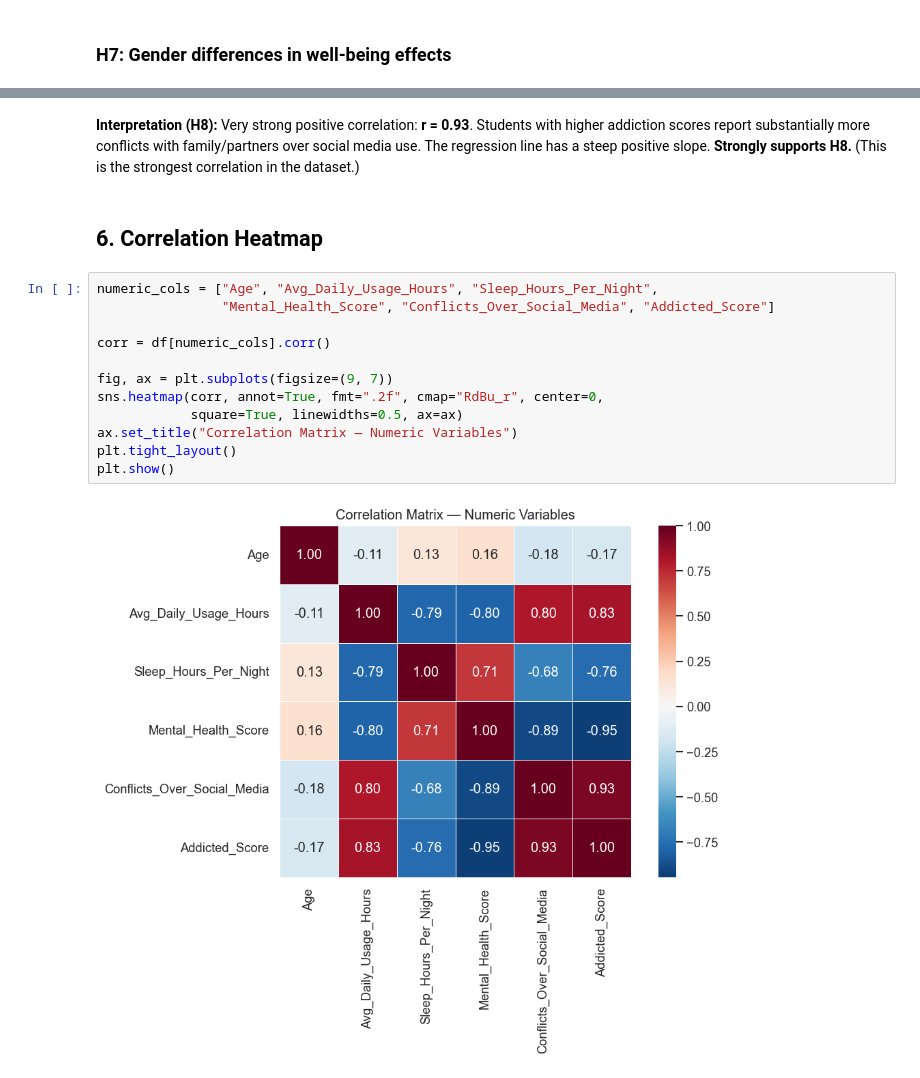
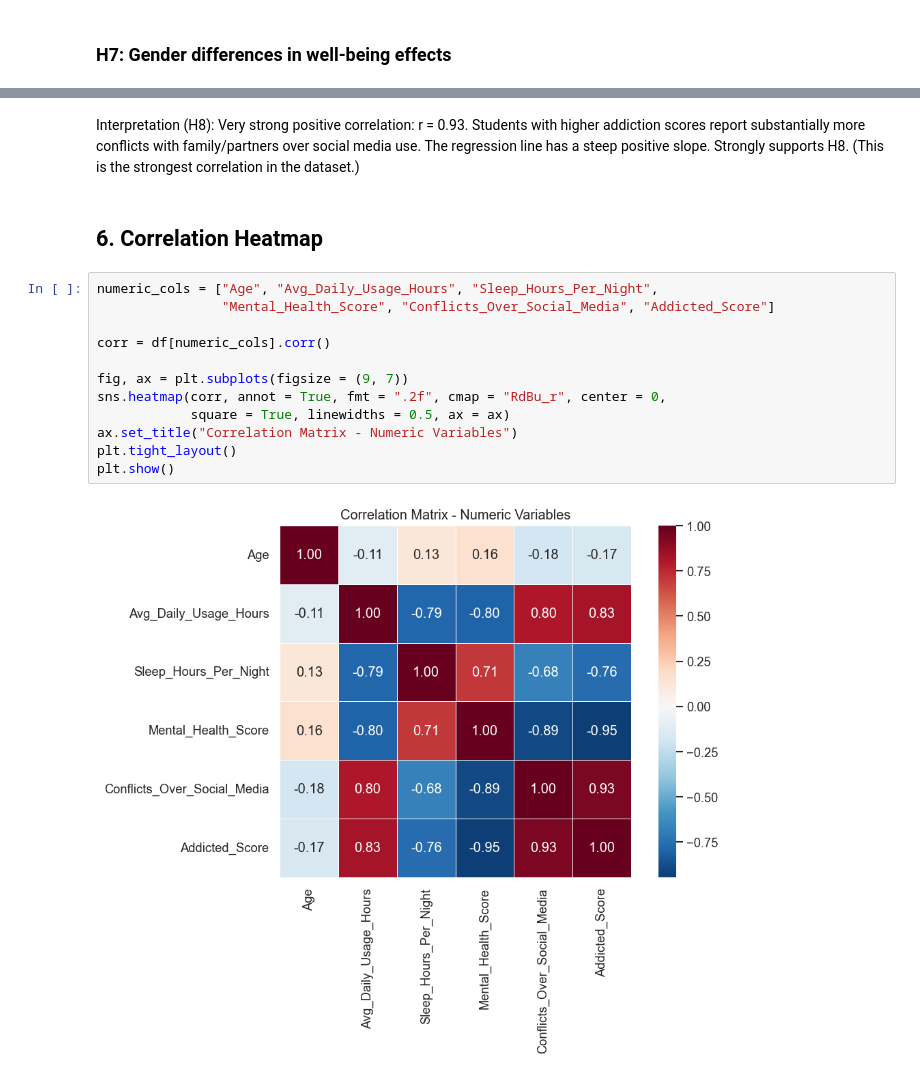
Before and after one commit to MariiaHamanuk/SocialMediaEffectOnStudents, a Jupyter notebook: notebooks/01_data_cleaning_and_eda.ipynb, the cells around one changed output, grey strips where cells are left out. Drawn from its saved outputs; the diff is of its cells as text.

```diff
--- a/notebooks/01_data_cleaning_and_eda.ipynb
+++ b/notebooks/01_data_cleaning_and_eda.ipynb
@@ -414,20 +398,20 @@ print(f"Pearson correlation: {r:.3f}")
 Pearson correlation: 0.934
 # %% [markdown]
-**Interpretation (H8):** Very strong positive correlation: **r = 0.93**. Students with higher addiction scores report substantially more conflicts with family/partners over social media use. The regression line has a steep positive slope. **Strongly supports H8.** (This is the strongest correlation in the dataset.)
+Interpretation (H8): Very strong positive correlation: r = 0.93. Students with higher addiction scores report substantially more conflicts with family/partners over social media use. The regression line has a steep positive slope. Strongly supports H8. (This is the strongest correlation in the dataset.)
 # %% [markdown]
 ## 6. Correlation Heatmap
 # %%
 numeric_cols = ["Age", "Avg_Daily_Usage_Hours", "Sleep_Hours_Per_Night",
                 "Mental_Health_Score", "Conflicts_Over_Social_Media", "Addicted_Score"]
 
 corr = df[numeric_cols].corr()
 
-fig, ax = plt.subplots(figsize=(9, 7))
-sns.heatmap(corr, annot=True, fmt=".2f", cmap="RdBu_r", center=0,
-            square=True, linewidths=0.5, ax=ax)
-ax.set_title("Correlation Matrix — Numeric Variables")
+fig, ax = plt.subplots(figsize = (9, 7))
+sns.heatmap(corr, annot = True, fmt = ".2f", cmap = "RdBu_r", center = 0,
+            square = True, linewidths = 0.5, ax = ax)
+ax.set_title("Correlation Matrix - Numeric Variables")
 plt.tight_layout()
 plt.show()
 # %% [output]
-[figure, old version]
+[figure, new version]
 # %% [markdown]
```
Also changed, not shown: parts of 35 cells of this notebook, 3 other files.
